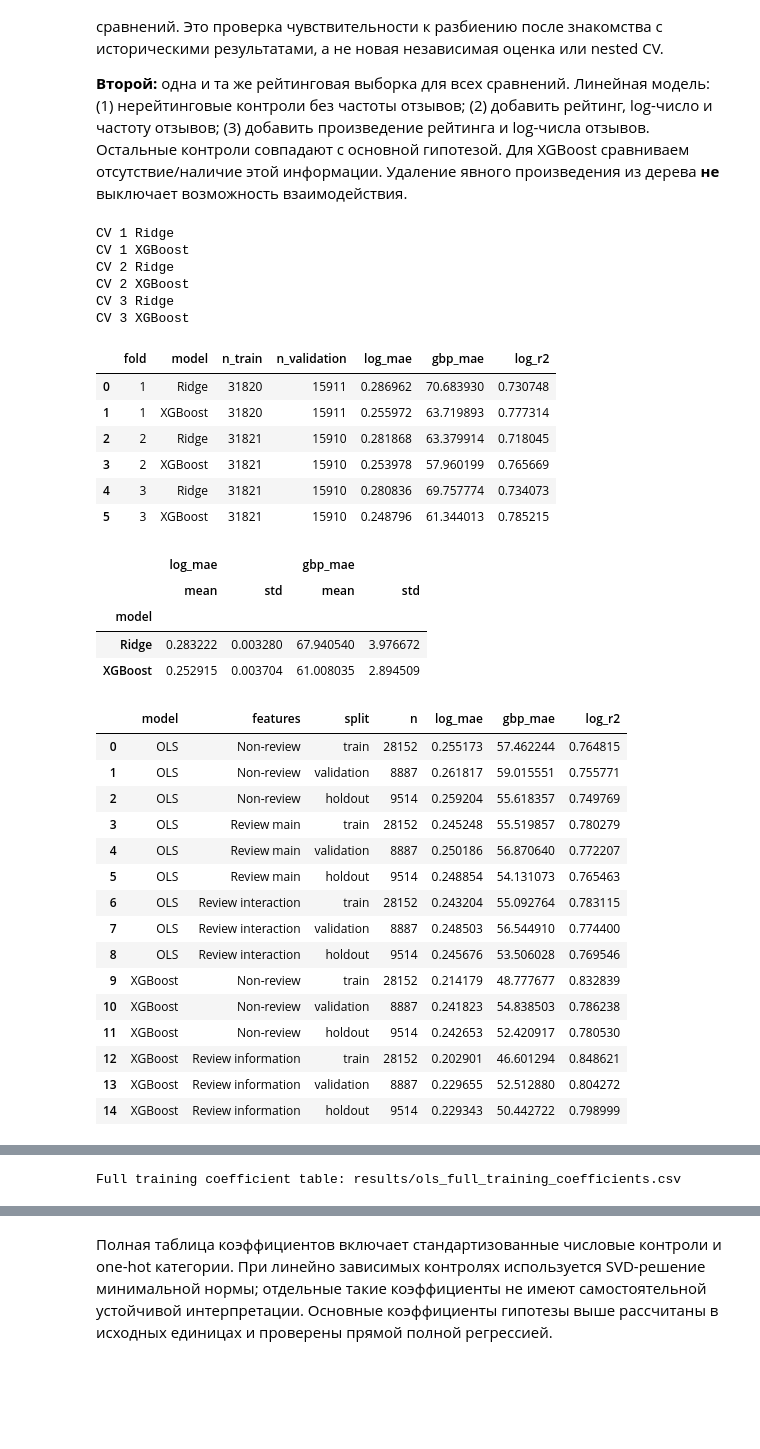
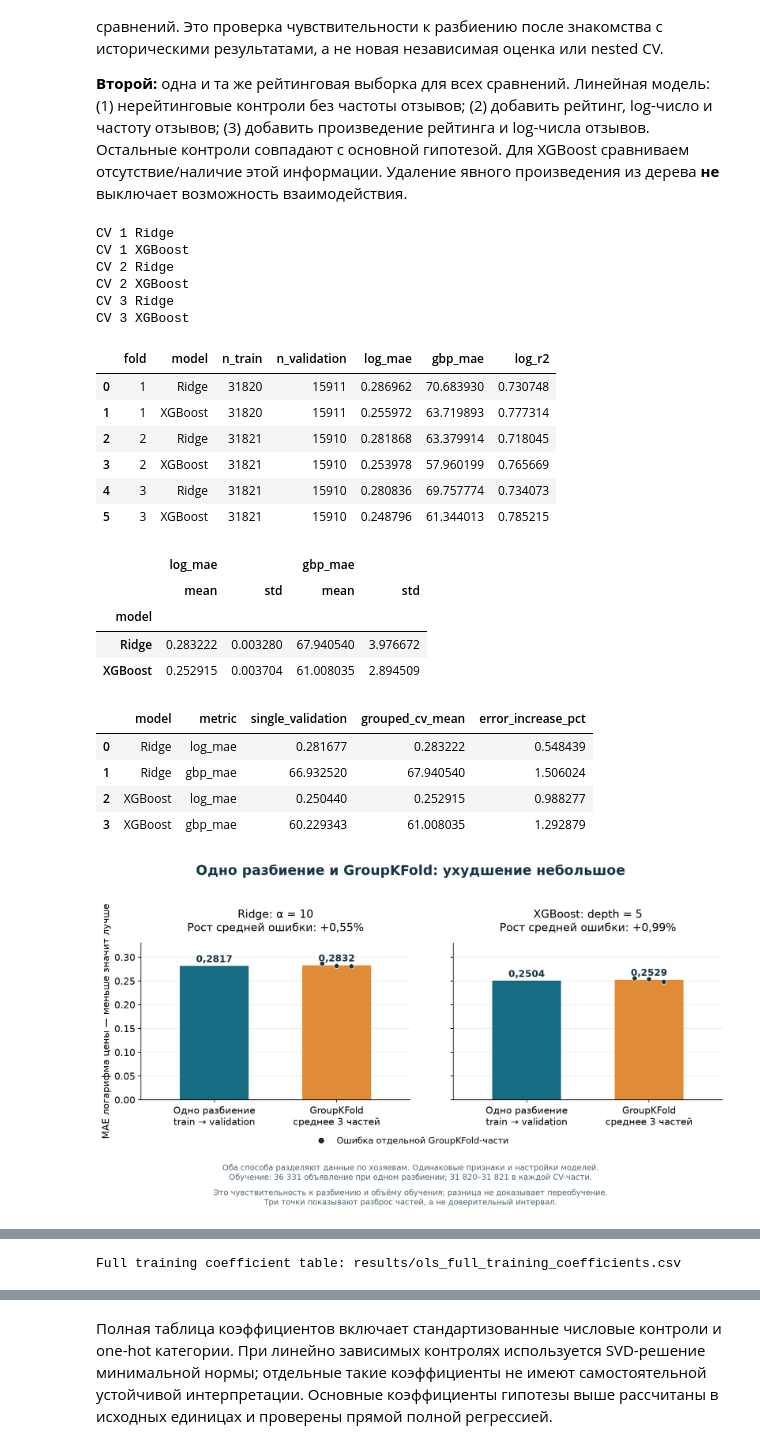
Before and after one commit to OsVox/london-airbnb-economics, a Jupyter notebook: london_airbnb_group_project.ipynb, the cells around one changed output, grey strips where cells are left out. Saved outputs shown, nothing was run; the diff lists cells and outputs as text; code cells hidden in the pictures; blank space fills up the shorter version.

Commit message:
Add matched single-split versus GroupKFold comparison chart

```diff
--- a/london_airbnb_group_project.ipynb
+++ b/london_airbnb_group_project.ipynb
@@ -326,43 +326,37 @@ Bootstrap здесь повторно выбирает хозяев и срав
 # %%
 cv = A.cv_experiment(d, X, y, num, cat, ix)
 display(cv)
 display(cv.groupby('model')[['log_mae','gbp_mae']].agg(['mean','std']))
+from helpers.split_comparison import plot_split_comparison
+split_comparison = plot_split_comparison()
+display(split_comparison[['model', 'metric', 'single_validation', 'grouped_cv_mean', 'error_increase_pct']])
+figure('split_vs_groupkfold')
 ablation, rated, rated_X, rated_models = A.ablation(d)
 display(ablation)
 print('Full training coefficient table:', 'results/ols_full_training_coefficients.csv')
 display(pd.read_csv(A.OUT/'ols_full_training_coefficients.csv').tail(12))
 # %% [output]
 CV 1 Ridge
 CV 1 XGBoost
 CV 2 Ridge
 CV 2 XGBoost
 CV 3 Ridge
 CV 3 XGBoost
 |  | fold | model | n_train | n_validation | log_mae | gbp_mae | log_r2 |
 | 0 | 1 | Ridge | 31820 | 15911 | 0.286962 | 70.683930 | 0.730748 |
 | 1 | 1 | XGBoost | 31820 | 15911 | 0.255972 | 63.719893 | 0.777314 |
 | 2 | 2 | Ridge | 31821 | 15910 | 0.281868 | 63.379914 | 0.718045 |
 | 3 | 2 | XGBoost | 31821 | 15910 | 0.253978 | 57.960199 | 0.765669 |
 | 4 | 3 | Ridge | 31821 | 15910 | 0.280836 | 69.757774 | 0.734073 |
 | 5 | 3 | XGBoost | 31821 | 15910 | 0.248796 | 61.344013 | 0.785215 |
 |  | log_mae |  | gbp_mae |  |
 |  | mean | std | mean | std |
 | model |  |  |  |  |
 | Ridge | 0.283222 | 0.003280 | 67.940540 | 3.976672 |
 | XGBoost | 0.252915 | 0.003704 | 61.008035 | 2.894509 |
-|  | model | features | split | n | log_mae | gbp_mae | log_r2 |
-| 0 | OLS | Non-review | train | 28152 | 0.255173 | 57.462244 | 0.764815 |
-| 1 | OLS | Non-review | validation | 8887 | 0.261817 | 59.015551 | 0.755771 |
-| 2 | OLS | Non-review | holdout | 9514 | 0.259204 | 55.618357 | 0.749769 |
-| 3 | OLS | Review main | train | 28152 | 0.245248 | 55.519857 | 0.780279 |
-| 4 | OLS | Review main | validation | 8887 | 0.250186 | 56.870640 | 0.772207 |
-| 5 | OLS | Review main | holdout | 9514 | 0.248854 | 54.131073 | 0.765463 |
-| 6 | OLS | Review interaction | train | 28152 | 0.243204 | 55.092764 | 0.783115 |
-| 7 | OLS | Review interaction | validation | 8887 | 0.248503 | 56.544910 | 0.774400 |
-| 8 | OLS | Review interaction | holdout | 9514 | 0.245676 | 53.506028 | 0.769546 |
-| 9 | XGBoost | Non-review | train | 28152 | 0.214179 | 48.777677 | 0.832839 |
-| 10 | XGBoost | Non-review | validation | 8887 | 0.241823 | 54.838503 | 0.786238 |
-| 11 | XGBoost | Non-review | holdout | 9514 | 0.242653 | 52.420917 | 0.780530 |
-| 12 | XGBoost | Review information | train | 28152 | 0.202901 | 46.601294 | 0.848621 |
-| 13 | XGBoost | Review information | validation | 8887 | 0.229655 | 52.512880 | 0.804272 |
-| 14 | XGBoost | Review information | holdout | 9514 | 0.229343 | 50.442722 | 0.798999 |
+|  | model | metric | single_validation | grouped_cv_mean | error_increase_pct |
+| 0 | Ridge | log_mae | 0.281677 | 0.283222 | 0.548439 |
+| 1 | Ridge | gbp_mae | 66.932520 | 67.940540 | 1.506024 |
+| 2 | XGBoost | log_mae | 0.250440 | 0.252915 | 0.988277 |
+| 3 | XGBoost | gbp_mae | 60.229343 | 61.008035 | 1.292879 |
+[figure, added]
```
Also changed, not shown: parts of 4 cells of this notebook, 8 other files.
